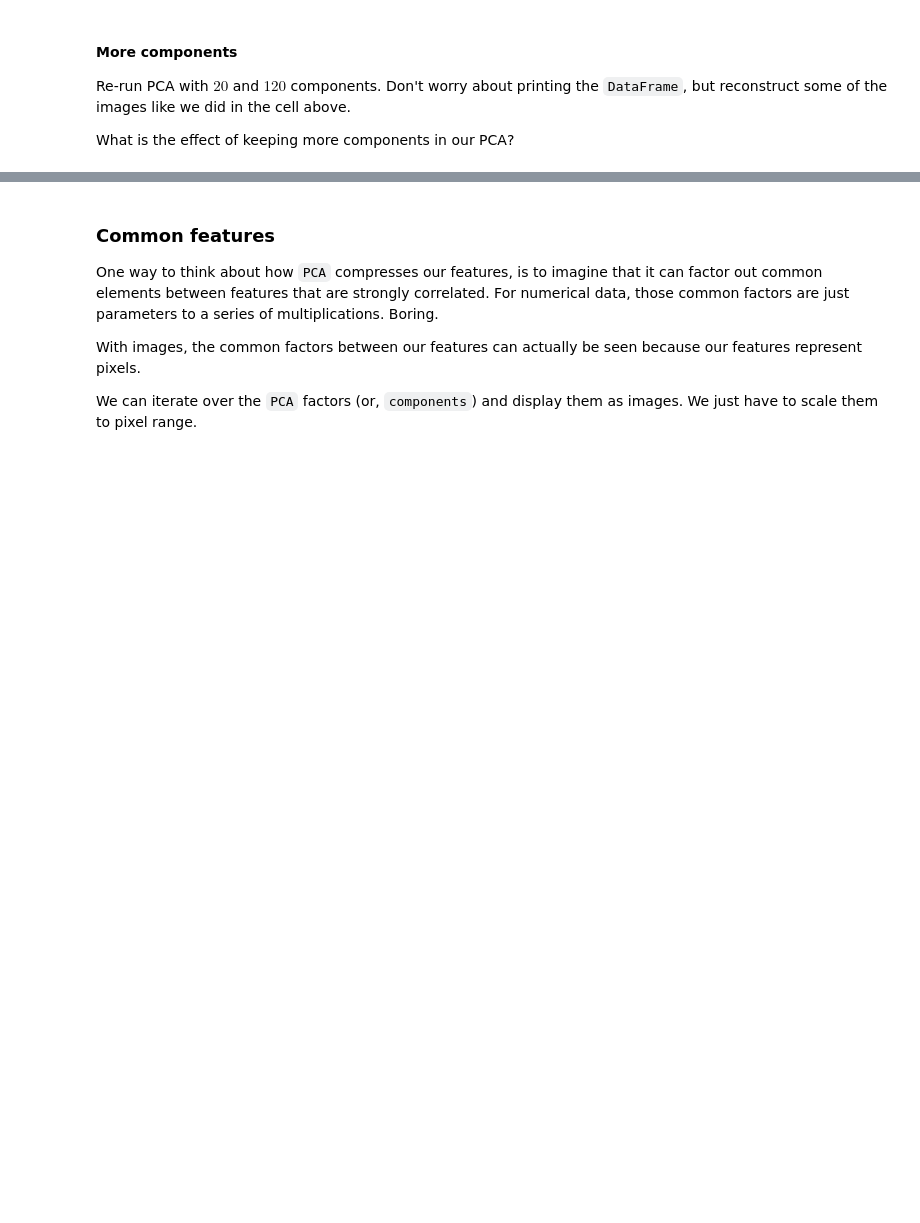
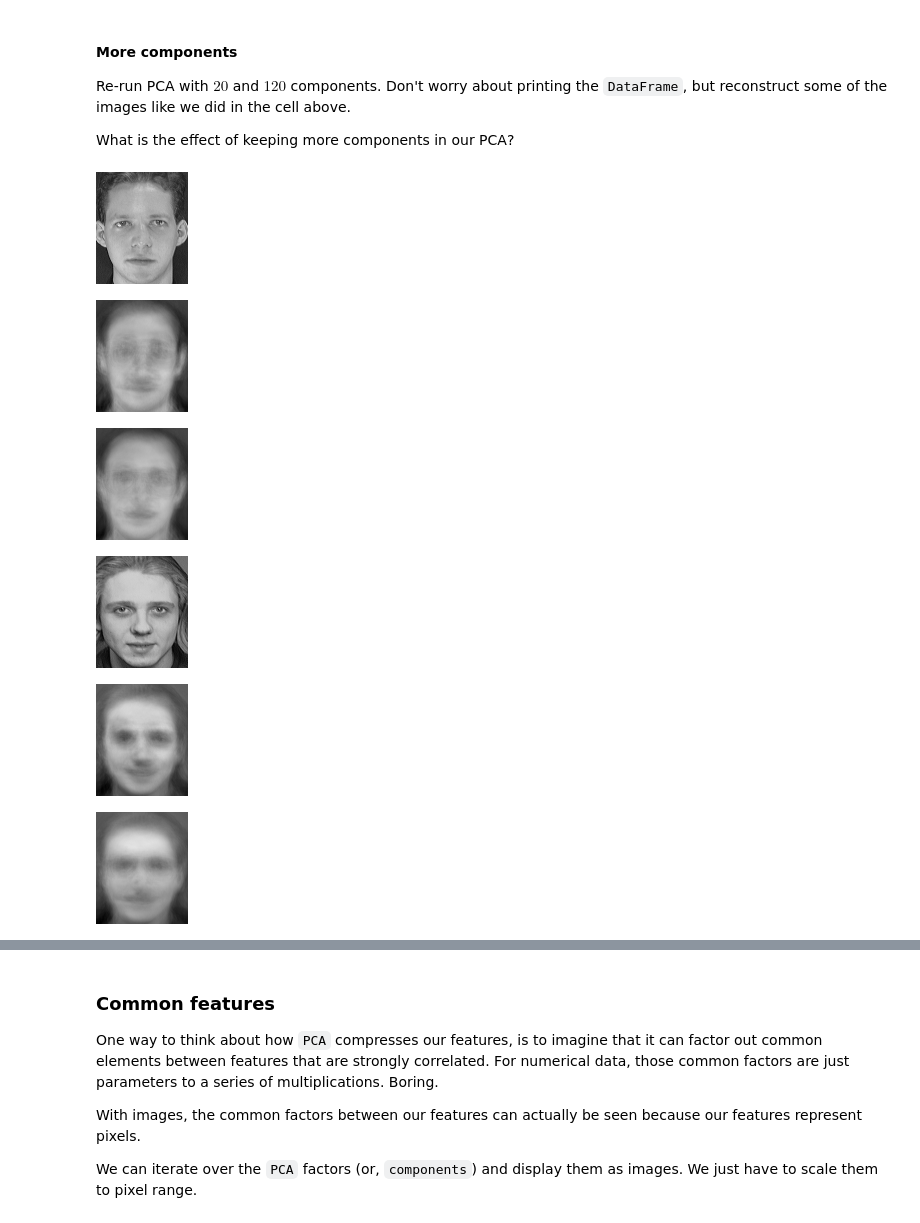
Before and after one commit to takuman-parsons-ml/WK09, a Jupyter notebook: WK09.ipynb, the cells around one changed output, grey strips where cells are left out. Drawn from its saved outputs; the diff is of its cells as text; code cells hidden in the pictures; blank space fills up the shorter version.

```diff
--- a/WK09.ipynb
+++ b/WK09.ipynb
@@ -277,0 +307,26 @@ What is the effect of keeping more components in our PCA?
+# %%
+## TODO: reconstruct images using 20 component PCA
+def construct_face_images_with_pca(num_of_components):
+    pca = PCA(n_components=num_of_components)
+    faces_pca_df = pca.fit_transform(face_pixels)
+    faces_pca_df["id"] = face_ids
+    pca_pixels = pca.inverse_transform(faces_pca_df)
+    return pca, faces_pca_df, pca_pixels
+
+pca10, pca10_pixels_df, pca10_pixels = construct_face_images_with_pca(10)
+pca20, pca20_pixels_df, pca20_pixels = construct_face_images_with_pca(20)
+
+display(make_image(face_pixels[0], width=92)) # original
+display(make_image(pca20_pixels.loc[0], width=92)) # pca 20
+display(make_image(pca10_pixels.loc[0], width=92)) # pca 10
+
+display(make_image(face_pixels[110], width=92)) # original
+display(make_image(pca20_pixels.loc[110], width=92)) # pca 20
+display(make_image(pca10_pixels.loc[110], width=92)) # pca 10
+# %% [output]
+[figure, added]
+[figure, added]
+[figure, added]
+[figure, added]
+[figure, added]
+[figure, added]
```
Also changed, not shown: parts of 19 cells of this notebook.
